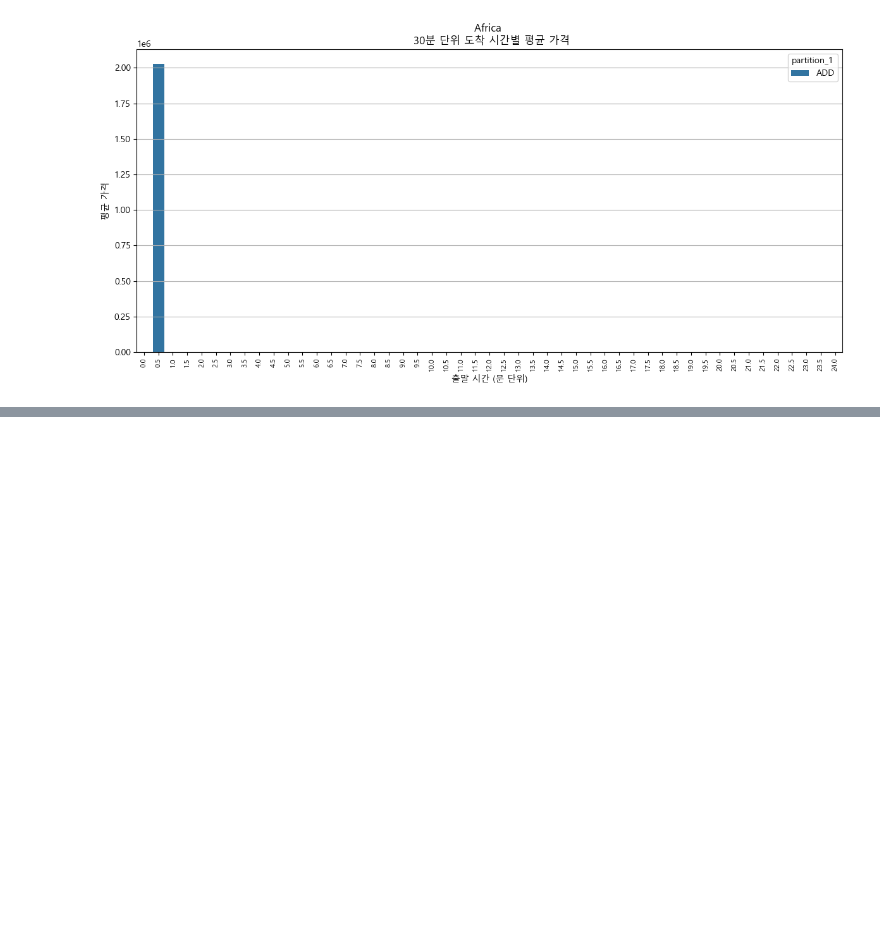
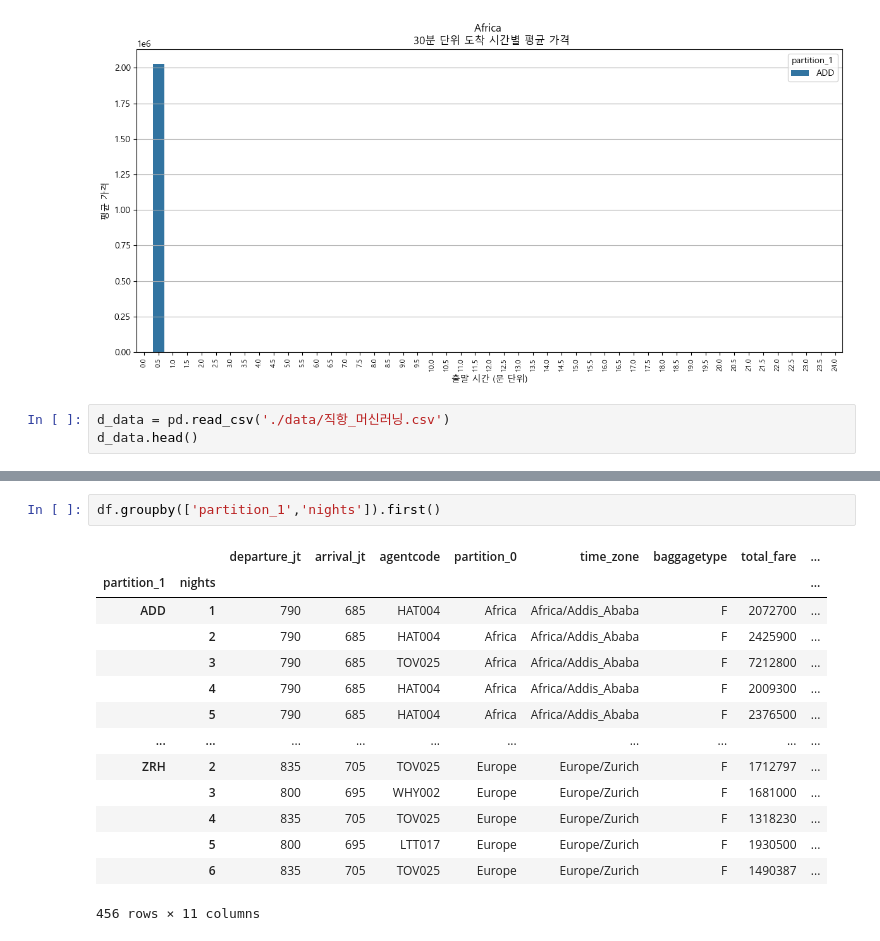
Before and after one commit to SunBinHong00/DataAnalysis, a Jupyter notebook: instantrip/eda2.ipynb, the cells around one changed output, grey strips where cells are left out. Saved outputs shown, nothing was run; the diff lists cells and outputs as text; blank space fills up the shorter version.

```diff
--- a/instantrip/eda2.ipynb
+++ b/instantrip/eda2.ipynb
@@ -162,3 +162,6 @@ for region in merged_df['partition_0'].unique():
 [figure]
 [figure]
 [figure]
+# %%
+d_data = pd.read_csv('./data/직항_머신러닝.csv')
+d_data.head()
@@ -164,0 +219,17 @@ for region in merged_df['partition_0'].unique():
+# %%
+df.groupby(['partition_1','nights']).first()
+# %% [output]
+|  |  | departure_jt | arrival_jt | agentcode | partition_0 | time_zone | baggagetype | total_fare | ... |
+| partition_1 | nights |  |  |  |  |  |  |  | ... |
+| ADD | 1 | 790 | 685 | HAT004 | Africa | Africa/Addis_Ababa | F | 2072700 | ... |
+|  | 2 | 790 | 685 | HAT004 | Africa | Africa/Addis_Ababa | F | 2425900 | ... |
+|  | 3 | 790 | 685 | TOV025 | Africa | Africa/Addis_Ababa | F | 7212800 | ... |
+|  | 4 | 790 | 685 | HAT004 | Africa | Africa/Addis_Ababa | F | 2009300 | ... |
+|  | 5 | 790 | 685 | HAT004 | Africa | Africa/Addis_Ababa | F | 2376500 | ... |
+| ... | ... | ... | ... | ... | ... | ... | ... | ... | ... |
+| ZRH | 2 | 835 | 705 | TOV025 | Europe | Europe/Zurich | F | 1712797 | ... |
+|  | 3 | 800 | 695 | WHY002 | Europe | Europe/Zurich | F | 1681000 | ... |
+|  | 4 | 835 | 705 | TOV025 | Europe | Europe/Zurich | F | 1318230 | ... |
+|  | 5 | 800 | 695 | LTT017 | Europe | Europe/Zurich | F | 1930500 | ... |
+|  | 6 | 835 | 705 | TOV025 | Europe | Europe/Zurich | F | 1490387 | ... |
+456 rows × 11 columns
```
Also changed, not shown: parts of 3 cells of this notebook, 3 other files.
